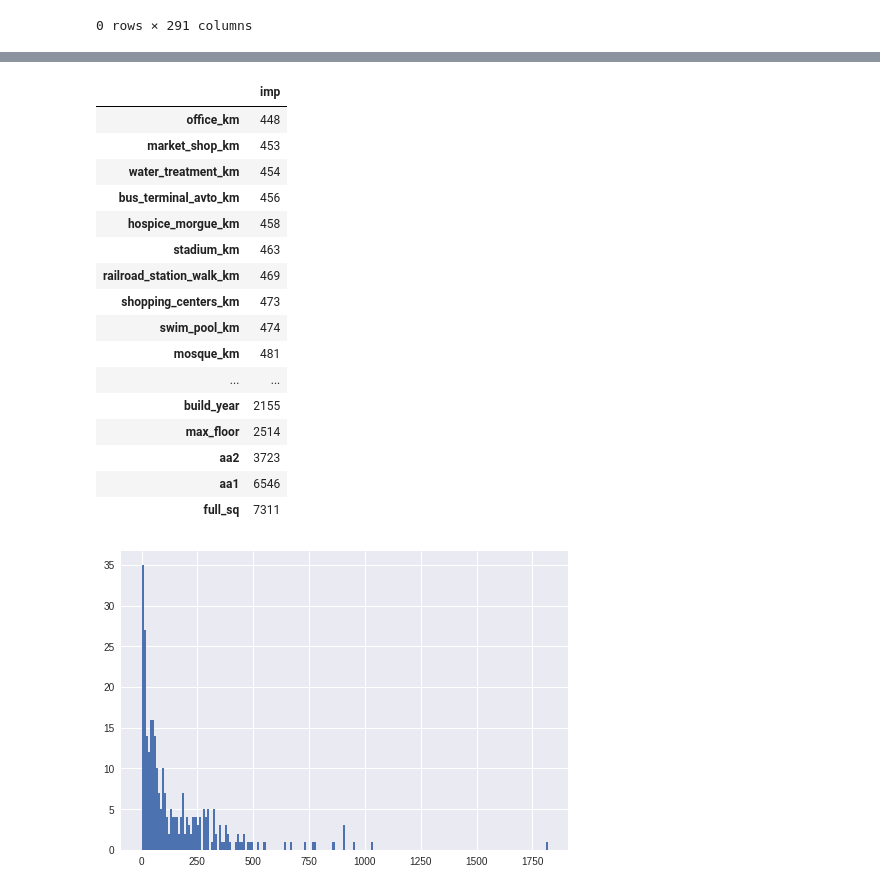
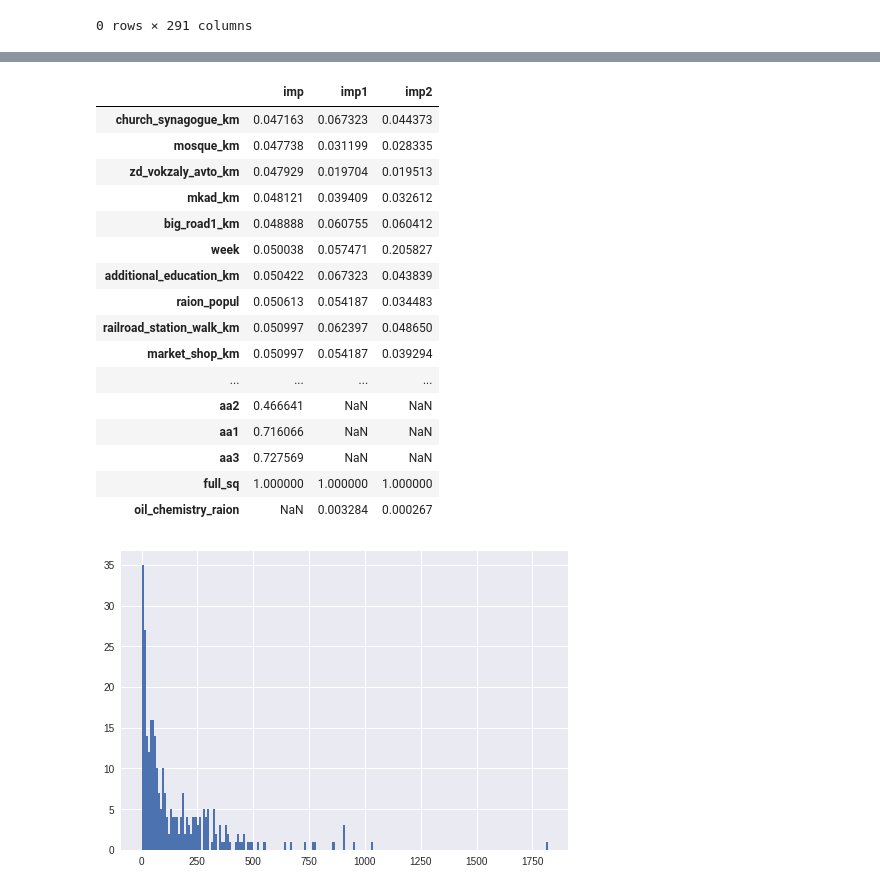
Before and after one commit to SorokinV/Kaggle-2017-SberBank, a Jupyter notebook: Jupiter/sb-v01-head-01-rmse-03-multi.ipynb, the cells around one changed output, grey strips where cells are left out. Saved outputs shown, nothing was run; the diff lists cells and outputs as text; code cells hidden in the pictures.

```diff
--- a/Jupiter/sb-v01-head-01-rmse-03-multi.ipynb
+++ b/Jupiter/sb-v01-head-01-rmse-03-multi.ipynb
@@ -574,8 +557,17 @@ train_x.shape, train_y.shape, train_xx.shape, train_yy.shape, train_xx15.shape,
 param = {'silent':0, 'objective':'reg:linear', 'eta':0.05,
          'max_depth':9, 'subsample':0.8, 'colsample_bytree':0.8,
          'metrics':'rmse'}
-SS = 135000
-print train_xx[ttrain.r<=SS].shape,train_y[ttrain.r>=SS].shape
-bstS1, histS1 = xgbCVtrain(param,train_x[ttrain.r<=SS],train_y[ttrain.r<=SS])
-bstS2, histS2 = xgbCVtrain(param,train_x[ttrain.r>=SS],train_y[ttrain.r>=SS])
+S1h = 50000
+
+S2l = 100000-3*10000
+S2h = 100000+3*10000
+
+S3l = 170000-3*30000
+
+##print(type(train_yy),train_yy.index,train_yy.columns)
+
+print train_xx[train_yy.r<=S1h].shape, train_xx[(train_yy.r>=S2l)&(train_yy.r<=S2h)].shape, train_yy[train_yy.r>=S3l].shape
+bstS1, histS1 = xgbCVtrain(param,train_xx[train_yy.r<=S1h],train_yy[train_yy.r<=S1h])
+bstS2, histS2 = xgbCVtrain(param,train_xx[(train_yy.r>=S2l)&(train_yy.r<=S2h)],train_yy[(train_yy.r>=S2l)&(train_yy.r<=S2h)])
+bstS3, histS3 = xgbCVtrain(param,train_xx[train_yy.r>=S3l],train_yy[train_yy.r>=S3l])
 # %% [output]
@@ -599,23 +591,36 @@ bstS2, histS2 = xgbCVtrain(param,train_x[ttrain.r>=SS],train_y[ttrain.r>=SS])
 # %%
-histS1,histS2
+print histS1,histS2,histS3
 aaS1 = bstS1.predict(dtrainCV)
 aaS2 = bstS2.predict(dtrainCV)
+aaS3 = bstS3.predict(dtrainCV)
 train_xx['aa1'] = aaS1
 train_xx['aa2'] = aaS2
+train_xx['aa3'] = aaS3
 
 plt.hist(train_yy['r'].ravel(),bins=100); plt.show()
 plt.hist(aaS1.ravel(),bins=100); plt.show()
 plt.hist(aaS2.ravel(),bins=100); plt.show()
+plt.hist(aaS3.ravel(),bins=100); plt.show()
 
 aaS1 = bstS1.predict(dtrainCV2015)
 aaS2 = bstS2.predict(dtrainCV2015)
+aaS3 = bstS3.predict(dtrainCV2015)
+
 train_xx15['aa1'] = aaS1
 train_xx15['aa2'] = aaS2
+train_xx15['aa3'] = aaS3
+
+plt.hist(train_yy['r'].ravel(),bins=100); plt.show()
+plt.hist(aaS1.ravel(),bins=100); plt.show()
+plt.hist(aaS2.ravel(),bins=100); plt.show()
+plt.hist(aaS3.ravel(),bins=100); plt.show()
 
 aaS1 = bstS1.predict(dtest)
 aaS2 = bstS2.predict(dtest)
+aaS3 = bstS3.predict(dtest)
 test_x['aa1'] = aaS1
 test_x['aa2'] = aaS2
+test_x['aa3'] = aaS3
 
 dtrainCV     = xgb.DMatrix(train_xx,label=train_yy)
 dtrainCV2015 = xgb.DMatrix(train_xx15,label=train_yy15)
@@ -917,7 +980,19 @@ print rmsle(test2.price_doc,test1.price_doc,dmatrix=False), skme.r2_score(test2.
 #-------------------------------------------------------------------------------------------
 # %%
 fff = bstCV.get_fscore()
+
+ff1 = bstS1.get_fscore()
+ff2 = bstS2.get_fscore()
+
+f12 = pd.merge(pd.DataFrame(ff1.values(),index=ff1.keys(),columns=['imp1']),
+               pd.DataFrame(ff2.values(),index=ff2.keys(),columns=['imp2']),
+               left_index=True,right_index=True)
+
 fff = pd.DataFrame(fff.values(),index=fff.keys(),columns=['imp'])
+fff = pd.merge(fff,f12,left_index=True,right_index=True,how='outer')
+fff.imp  = fff.imp/fff.imp.max()
+fff.imp1 = fff.imp1/fff.imp1.max()
+fff.imp2 = fff.imp2/fff.imp2.max()
 ffs = fff.sort_values('imp')
 print ffs.ix[['full_sq','LL','material','day','year','month','week']]
 ffs.tail(60)
@@ -935,20 +1010,20 @@ week       546.0
-|  | imp |
-| office_km | 448 |
-| market_shop_km | 453 |
-| water_treatment_km | 454 |
-| bus_terminal_avto_km | 456 |
-| hospice_morgue_km | 458 |
-| stadium_km | 463 |
-| railroad_station_walk_km | 469 |
-| shopping_centers_km | 473 |
-| swim_pool_km | 474 |
-| mosque_km | 481 |
-| ... | ... |
-| build_year | 2155 |
-| max_floor | 2514 |
-| aa2 | 3723 |
-| aa1 | 6546 |
-| full_sq | 7311 |
+|  | imp | imp1 | imp2 |
+| church_synagogue_km | 0.047163 | 0.067323 | 0.044373 |
+| mosque_km | 0.047738 | 0.031199 | 0.028335 |
+| zd_vokzaly_avto_km | 0.047929 | 0.019704 | 0.019513 |
+| mkad_km | 0.048121 | 0.039409 | 0.032612 |
+| big_road1_km | 0.048888 | 0.060755 | 0.060412 |
+| week | 0.050038 | 0.057471 | 0.205827 |
+| additional_education_km | 0.050422 | 0.067323 | 0.043839 |
+| raion_popul | 0.050613 | 0.054187 | 0.034483 |
+| railroad_station_walk_km | 0.050997 | 0.062397 | 0.048650 |
+| market_shop_km | 0.050997 | 0.054187 | 0.039294 |
+| ... | ... | ... | ... |
+| aa2 | 0.466641 | NaN | NaN |
+| aa1 | 0.716066 | NaN | NaN |
+| aa3 | 0.727569 | NaN | NaN |
+| full_sq | 1.000000 | 1.000000 | 1.000000 |
+| oil_chemistry_raion | NaN | 0.003284 | 0.000267 |
 # %%
 plt.hist(ffs.imp,bins=200); plt.show()
 # %% [output]
```
Also changed, not shown: parts of 13 cells of this notebook, 1 other file.
